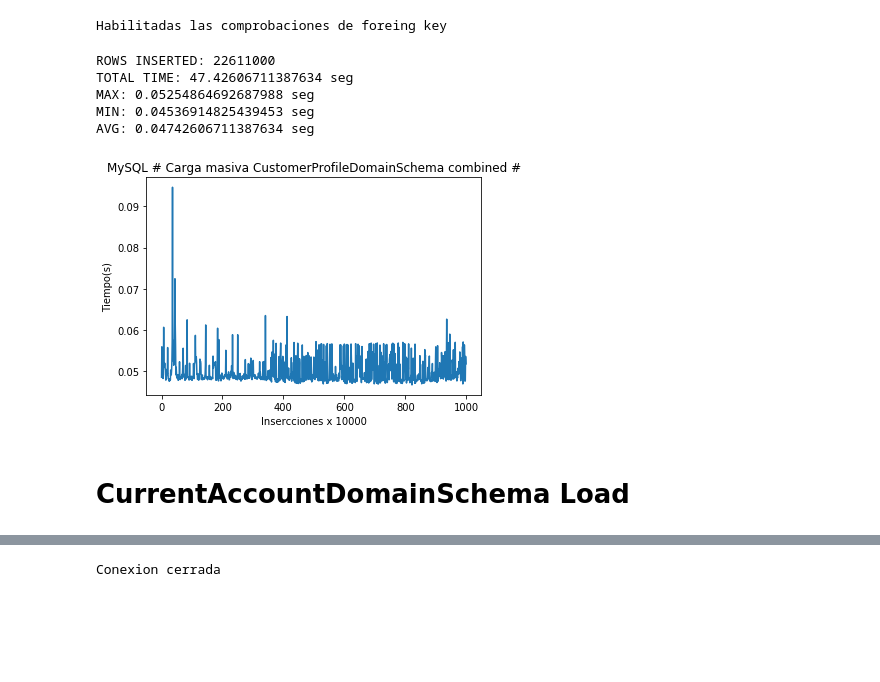
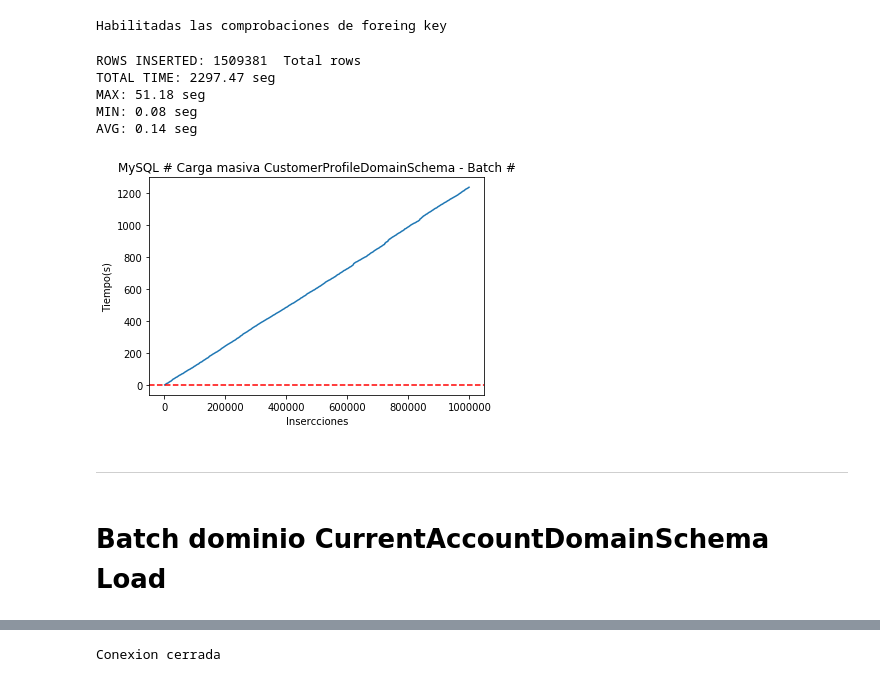
Before and after one commit to danielherranzsegundo/TFM_2022, a Jupyter notebook: Scripts/Load_MySQL_Data.ipynb, the cells around one changed output, grey strips where cells are left out. Saved outputs shown, nothing was run; the diff lists cells and outputs as text; code cells hidden in the pictures; blank space fills up the shorter version.

```diff
--- a/Scripts/Load_MySQL_Data.ipynb
+++ b/Scripts/Load_MySQL_Data.ipynb
@@ -325,31 +231,69 @@ conn.commit()
+# %%
+#Resultados transaccion batch de CurrentDomainSchema
+Total_CurrentDomainSchema = []
+
+insert_query_customer = """INSERT INTO CustomerProfile(PartyNumber,PartyType,Name,FullLegalName,LegalStructure,BeneficialOwnership,AccountRole,EmailAddress,Phone) VALUES("%s", "%s", "%s", "%s", "%s", "%s", "%s", "%s", "%s")"""
+insert_query_address = """INSERT INTO Address (PartyId, AddressType, AddressLine, StreetName, BuildingNumber, PostCode, TownName, CountrySubDivision, CountryId) VALUES (%s, %s, %s, %s, %s, %s, %s, %s, %s)"""
+
+registers = []
+trx_solo = []
+total_time = 0
+Address_inserted = 0
+time_inicial = time.time()
+
+for iteracion in range(0,100): #1 millones de registros
+    for i,row in CustomerProfile_df.iterrows():
+        cursor = conn.cursor()
+        #Obtenemos 1 a 3 direcciones al azar
+        Address_rd_df = Address_df.sample(random.choice(range(1,3)))
+        #Guardamos el cliente
+        trx_inicio = time.time()
+        cursor.execute(insert_query_customer,(row[1],row[2],row[3],row[4],row[5],row[6],row[7],row[8],row[9]))
+        for j,rowAddress in Address_rd_df.iterrows():
+            #Por cada cliente guardamos 1-3 direcciones al azar
+            cursor.execute(insert_query_address,(rowAddress[0],rowAddress[1],rowAddress[2],rowAddress[3],rowAddress[4],rowAddress[5],rowAddress[6],rowAddress[7],rowAddress[8]))
+            Address_inserted = Address_inserted + 1
+        trx_parcial = time.time()-trx_inicio
+        trx_solo.append(trx_parcial)
+        if(i % 1000 == 0 and i > 0):
+            conn.commit()
+            # Tupla con numero de registros, tiempo parcial de la transacción y tiempo acumulado de trxs
+            total_time = total_time + trx_parcial # Acumulamos el parcial
+            registers.append(((i + (len(CustomerProfile_df) * iteracion)),total_time * 1000 ))
+total_time_final = time.time() - time_inicial
+conn.commit() # Final y salida
 # %%
 set_foreing_key_mysql_value(1)
 print("Habilitadas las comprobaciones de foreing key")
 # %% [output]
 Habilitadas las comprobaciones de foreing key
 # %%
-print("ROWS INSERTED:", len(Total_CurrentDomainSchema) * (len(Address_df) + len(CustomerProfile_df)))
-print("TOTAL TIME:" , np.sum(Total_CurrentDomainSchema), 'seg')
-print("MAX:" , max(Total_CurrentDomainSchema), 'seg')
-print("MIN:" , min(Total_CurrentDomainSchema), 'seg')
-print("AVG:" , np.average(Total_CurrentDomainSchema), 'seg')
+## Tratamiento de resultados
+results_CustomerDomainSchema = list(zip(*registers))
+print("ROWS INSERTED:", len(CustomerProfile_df) + Address_inserted, ' Total rows')
+print("TOTAL TIME:" , round(total_time_final,2), 'seg')
+print("MAX:" , round(max(trx_solo)*100,2), 'seg')
+print("MIN:" , round(min(trx_solo)*100,2), 'seg')
+print("AVG:" , round(np.average(trx_solo)*100,2), 'seg')
 # %% [output]
-ROWS INSERTED: 22611000
-TOTAL TIME: 47.42606711387634 seg
-MAX: 0.05254864692687988 seg
-MIN: 0.04536914825439453 seg
-AVG: 0.04742606711387634 seg
+ROWS INSERTED: 1509381  Total rows
+TOTAL TIME: 2297.47 seg
+MAX: 51.18 seg
+MIN: 0.08 seg
+AVG: 0.14 seg
 # %%
-gfg = pd.Series(Address_ETL_times)
-gfg.plot()
-plt.title("MySQL # Carga masiva CustomerProfileDomainSchema combined #")
-plt.xlabel("Insercciones x 10000")
+plt.plot(*zip(*registers))
+plt.title("MySQL # Carga masiva CustomerProfileDomainSchema - Batch #")
+plt.xlabel("Insercciones")
 plt.ylabel("Tiempo(s)")
+plt.axhline(round(np.average(trx_solo)*100,2), color='r', linestyle='--',label='Media ejecución Trx.')
 plt.show()
 # %% [output]
-[figure, old version]
+[figure, new version]
+# %% [markdown]
+ _________________________________________________________________
 # %% [markdown]
-# CurrentAccountDomainSchema Load
+# Batch dominio CurrentAccountDomainSchema Load
 # %%
 CurrentAccount_csv_file = "../MockData/CurrentAccount.csv"
 AccountInfo_csv_file = "../MockData/AccountInfo.csv"
```
Also changed, not shown: parts of 65 cells of this notebook, 10 other files.
